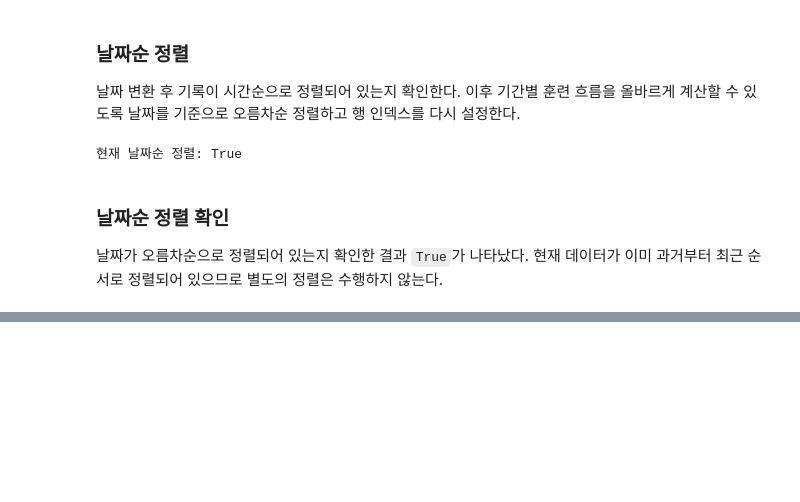
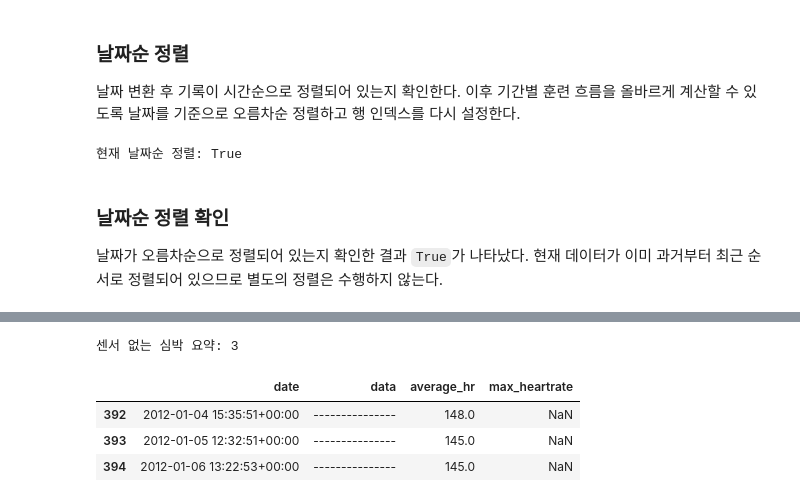
Before and after one commit to jhh0107gsc-hub/cycling, a Jupyter notebook: notebooks/01_goldencheetah_exploration.ipynb, the cells around one changed output, grey strips where cells are left out. Cells and saved outputs as stored; diff of their text form; code cells hidden in the pictures; blank space fills up the shorter version.

```diff
--- a/notebooks/01_goldencheetah_exploration.ipynb
+++ b/notebooks/01_goldencheetah_exploration.ipynb
@@ -627,0 +637,26 @@ print(
+# %%
+cleaned_df["hr_metric_without_sensor"] = (
+    ~cleaned_df["has_hr_sensor"]
+    & cleaned_df["has_hr_metric"]
+)
+
+print(
+    "센서 없는 심박 요약:",
+    cleaned_df["hr_metric_without_sensor"].sum()
+)
+
+cleaned_df.loc[
+    cleaned_df["hr_metric_without_sensor"],
+    [
+        "date",
+        "data",
+        "average_hr",
+        "max_heartrate",
+    ]
+]
+# %% [output]
+센서 없는 심박 요약: 3
+|  | date | data | average_hr | max_heartrate |
+| 392 | 2012-01-04 15:35:51+00:00 | --------------- | 148.0 | NaN |
+| 393 | 2012-01-05 12:32:51+00:00 | --------------- | 145.0 | NaN |
+| 394 | 2012-01-06 13:22:53+00:00 | --------------- | 145.0 | NaN |
```
Also changed, not shown: parts of 6 cells of this notebook.
